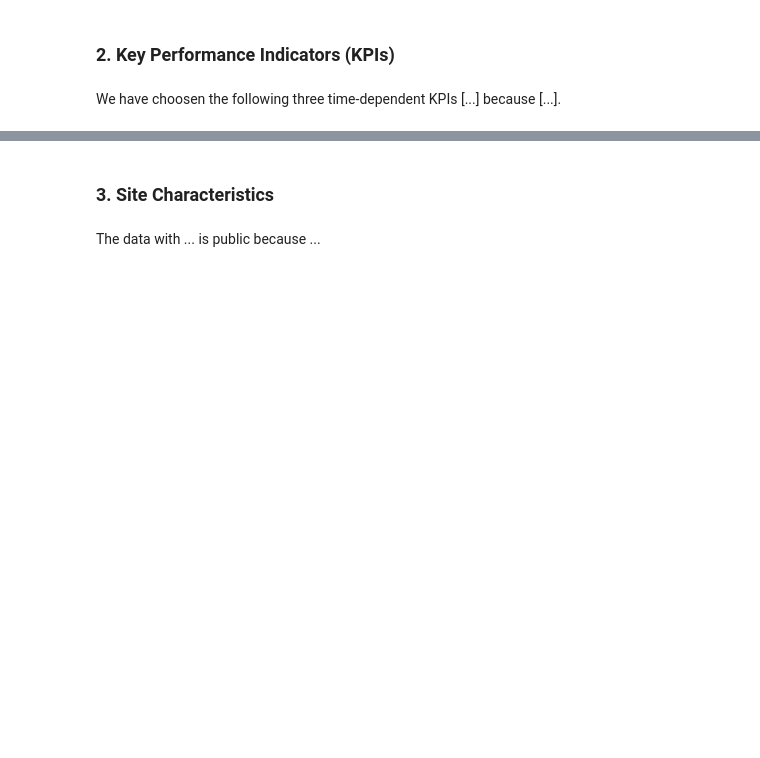
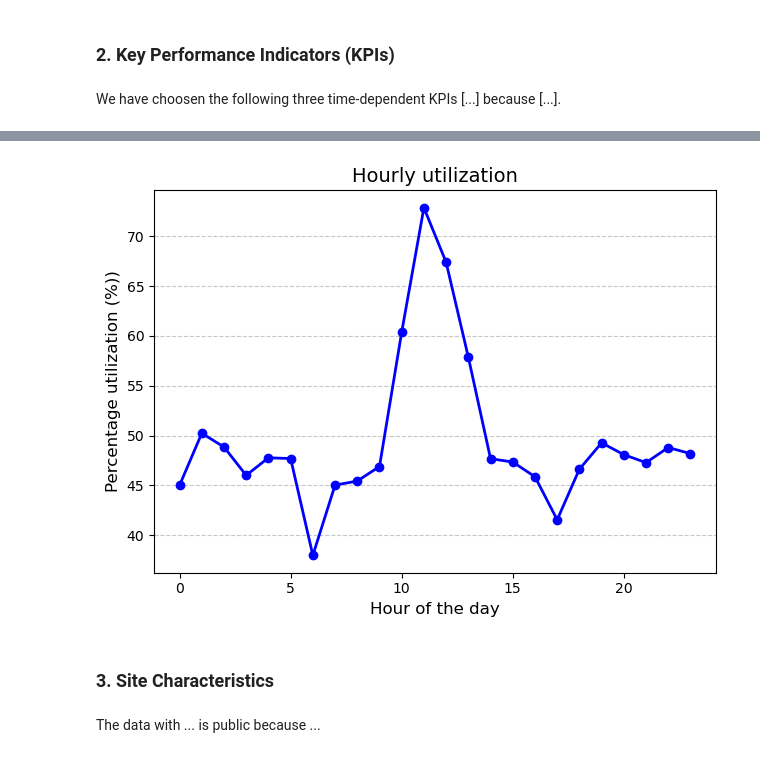
Before and after one commit to angfe/TheOptimizers, a Jupyter notebook: 02_Descriptive_Analytics.ipynb, the cells around one changed output, grey strips where cells are left out. Cells and saved outputs as stored; diff of their text form; code cells hidden in the pictures; blank space fills up the shorter version.

```diff
--- a/02_Descriptive_Analytics.ipynb
+++ b/02_Descriptive_Analytics.ipynb
@@ -57,3 +172,19 @@ We have choosen the following three time-dependent KPIs [...] because [...].
+# %%
+# Create a line chart
+plt.plot(hours, utilizationPerHour_array, marker='o', color='b', linestyle='-', linewidth=2, markersize=6)
+
+# Axis labelling and titles
+plt.xlabel('Hour of the day', fontsize=12)
+plt.ylabel('Percentage utilization (%))', fontsize=12)
+plt.title('Hourly utilization', fontsize=14)
+
+# Add a grid to the Y-axis to make the chart easier to read (dashed lines, light opacity)
+plt.grid(True, axis='y', linestyle='--', alpha=0.7)
+
+plt.tight_layout() # Adjust the layout of the plot to prevent overlapping of labels or elements
+plt.show() # Display the plot
+# %% [output]
+[figure, added]
 # %% [markdown]
 ### 3. Site Characteristics
 # %%
```
Also changed, not shown: parts of 5 cells of this notebook.
